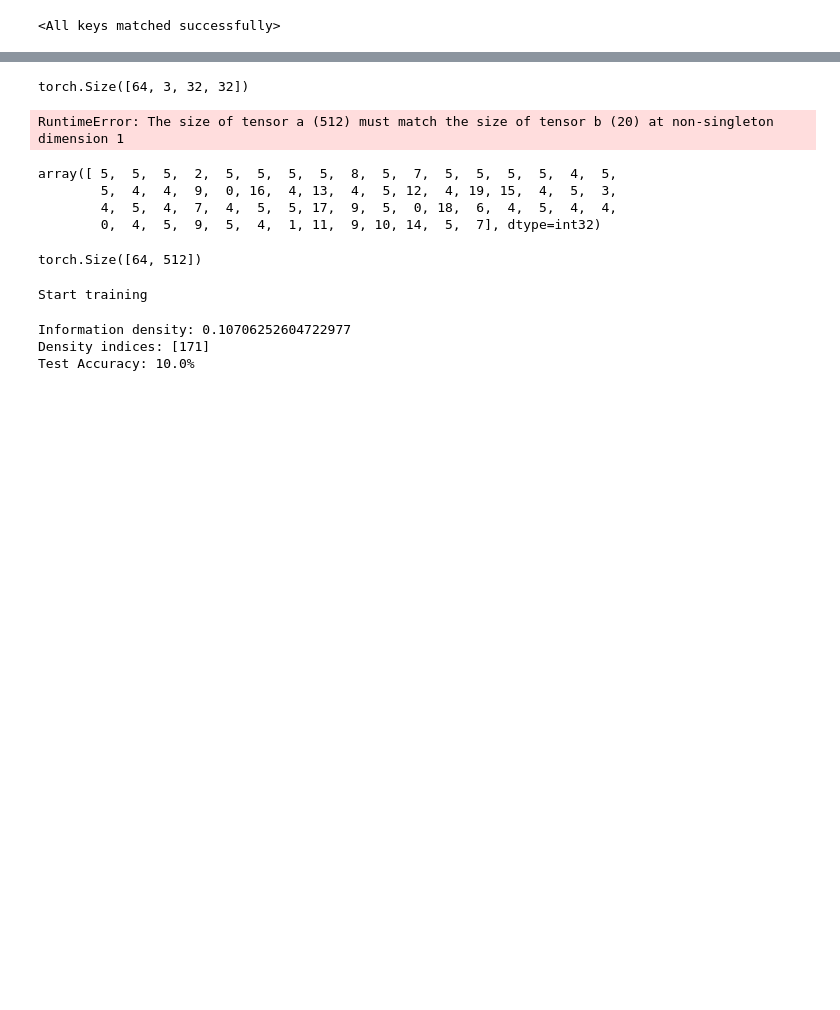
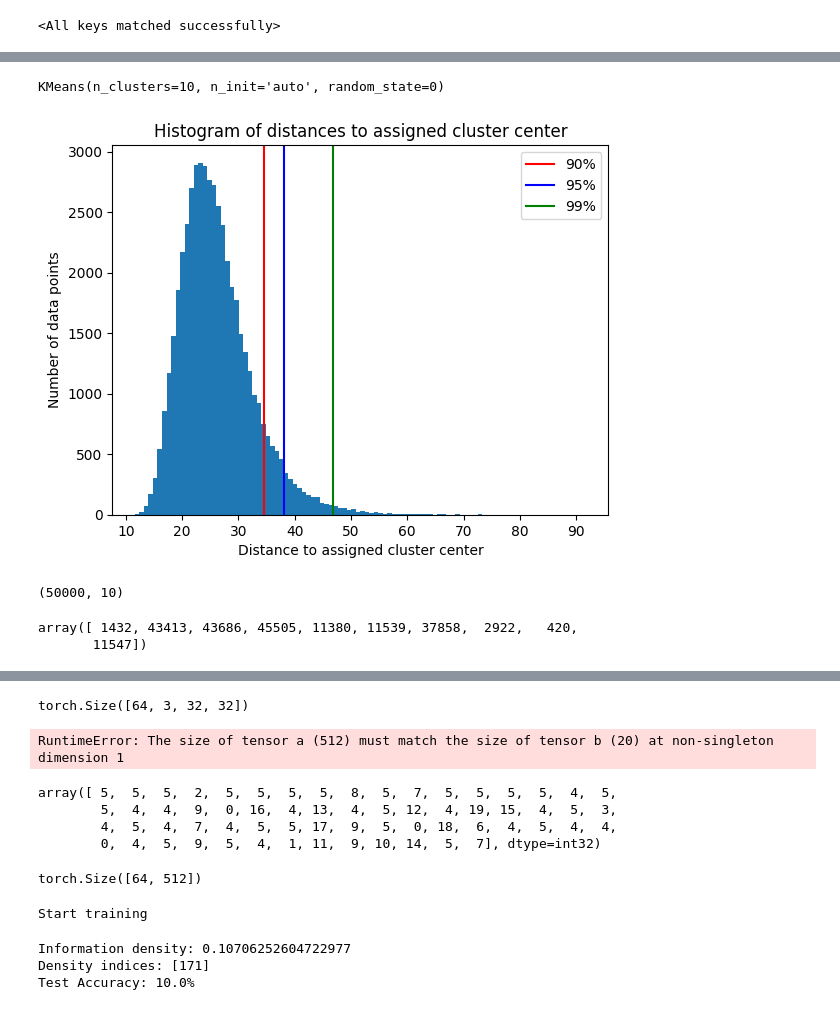
Before and after one commit to julien-blanchon/ProjetFixMatch, a Jupyter notebook: semi_sup_DC.ipynb, the cells around one changed output, grey strips where cells are left out. Saved outputs shown, nothing was run; the diff lists cells and outputs as text; code cells hidden in the pictures; blank space fills up the shorter version.

Commit message:
kmeans on feature space

```diff
--- a/semi_sup_DC.ipynb
+++ b/semi_sup_DC.ipynb
@@ -384,0 +382,63 @@ model_DC.clustering_layer.weights = torch.nn.Parameter(torch.tensor(kmeans_clust
+# %%
+# stack outputs
+outputs_list_array = np.vstack(outputs_list)
+
+# fit KMeans
+kmeans.fit(
+    outputs_list_array
+)
+# %% [output]
+KMeans(n_clusters=10, n_init='auto', random_state=0)
+# %%
+y_pred_list = []
+
+# predict
+pbar = tqdm(trainset, total=len(trainset))
+for i, (train_data) in enumerate(pbar):
+    images, labels = train_data
+
+    images = normalize(data=images.unsqueeze(0), mean=mean, std=std)
+    images = images.to(device)
+
+    # Forward pass
+    outputs = model_full(images).detach().cpu().numpy()
+
+    # predict
+    y_pred = kmeans.predict(outputs)
+
+    y_pred_list.append(y_pred)
+# %%
+# stack predictions
+y_pred_list_array = np.hstack(y_pred_list)
+# %%
+# compute distance between each data point and cluster centers
+distances = kmeans.transform(outputs_list_array)
+# %%
+# filter distance to closest cluster center according to prediction
+distances_filtered = np.array(
+    [distances[i, y_pred_list_array[i]] for i in range(len(y_pred_list_array))]
+)
+# %%
+# show histogram and horizontal line where X% of the data is
+plt.hist(distances_filtered, bins=100)
+plt.axvline(np.percentile(distances_filtered, 90), color='red', label='90%')
+plt.axvline(np.percentile(distances_filtered, 95), color='blue', label='95%')
+plt.axvline(np.percentile(distances_filtered, 99), color='green', label='99%')
+plt.xlabel('Distance to assigned cluster center')
+plt.ylabel('Number of data points')
+plt.title('Histogram of distances to assigned cluster center')
+plt.legend()
+plt.show()
+# %% [output]
+[figure, added]
+# %%
+distances.shape
+# %% [output]
+(50000, 10)
+# %%
+# get data point closest to cluster centers
+distances_argmin = np.argmin(distances, axis=0)
+distances_argmin
+# %% [output]
+array([ 1432, 43413, 43686, 45505, 11380, 11539, 37858,  2922,   420,
+       11547])
```
Also changed, not shown: parts of 24 cells of this notebook, 3 other files.
